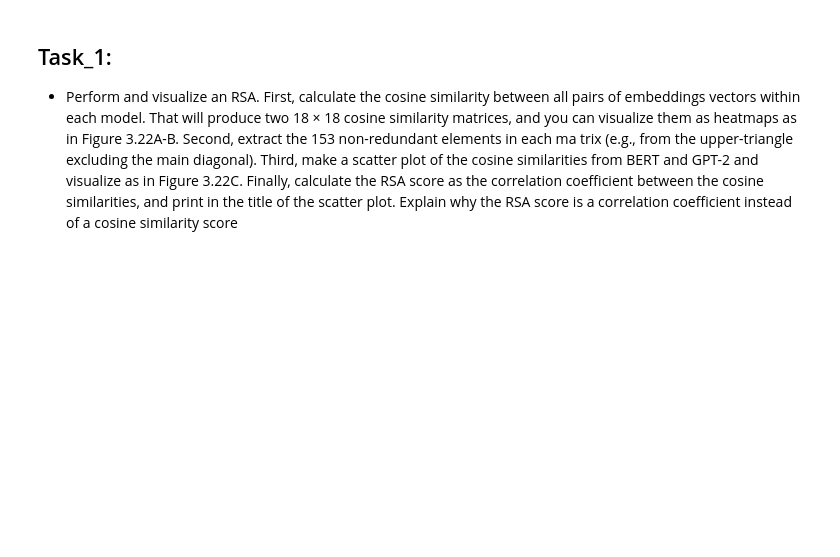
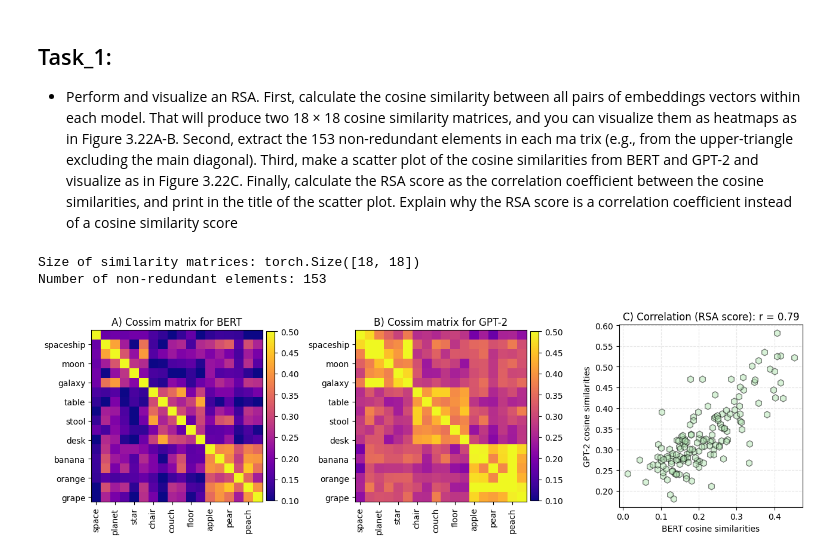
Before and after one commit to Saransh-Basu-01/50-Ml-Projects-to-understand-LLMs, a Jupyter notebook: Project_12_RSA_to_Compare_GPT_2_and_BERT_embeddings.ipynb, the cells around one changed output. Drawn from its saved outputs; the diff is of its cells as text; code cells hidden in the pictures; blank space fills up the shorter version.

```diff
--- a/Project_12_RSA_to_Compare_GPT_2_and_BERT_embeddings.ipynb
+++ b/Project_12_RSA_to_Compare_GPT_2_and_BERT_embeddings.ipynb
@@ -215,3 +215,60 @@ score as the correlation coefficient between the cosine similarities,
 and print in the title of the scatter plot.
 Explain why the RSA score is a correlation coefficient instead
 of a cosine similarity score
+# %%
+# cosine similarities
+csG = torch.zeros((num_words,num_words))
+csB = torch.zeros((num_words,num_words))
+
+for i in range(num_words):
+  csB[i,:] = torch.cosine_similarity(sub_embedB[i],sub_embedB)
+  csG[i,:] = torch.cosine_similarity(sub_embedG[i],sub_embedG)
+
+
+# extract the upper-triangular elements
+unique_B = csB[np.triu_indices_from(csB, k=1)]
+unique_G = csG[np.triu_indices_from(csG, k=1)]
+
+# Pearson correlation
+r = np.corrcoef(unique_B,unique_G)[0,1]
+
+print(f'Size of similarity matrices: {csB.shape}')
+print(f'Number of non-redundant elements: {len(unique_B)}')
+# %% [output]
+Size of similarity matrices: torch.Size([18, 18])
+Number of non-redundant elements: 153
+# %%
+# and visualize
+fig,axs = plt.subplots(1,3,figsize=(13,4))
+
+# color limits for images
+vminmax = [.1,.5]
+
+# BERT: cosine similarity matrix
+h = axs[0].imshow(csB,vmin=vminmax[0],vmax=vminmax[1],cmap='plasma')
+axs[0].set(xticks=range(0,len(words),2),xticklabels=words[::2],
+           yticks=range(1,len(words),2),yticklabels=words[1::2],
+           title='A) Cossim matrix for BERT')
+axs[0].tick_params(axis='x',labelrotation=90)
+fig.colorbar(h,ax=axs[0],fraction=.046,pad=.02)
+
+
+# GPT2: cosine similarity matrix
+h = axs[1].imshow(csG,vmin=vminmax[0],vmax=vminmax[1],cmap='plasma')
+axs[1].set(xticks=range(0,len(words),2),xticklabels=words[::2],
+           yticks=range(1,len(words),2),yticklabels=words[1::2],
+           title='B) Cossim matrix for GPT-2')
+axs[1].tick_params(axis='x',labelrotation=90)
+fig.colorbar(h,ax=axs[1],fraction=.046,pad=.02)
+
+
+# scatter plot
+axs[2].plot(unique_B,unique_G,'kh',markersize=8,markerfacecolor=[.7,.9,.7,.5])
+axs[2].set(xlabel='BERT cosine similarities',ylabel='GPT-2 cosine similarities',
+              title=f'C) Correlation (RSA score): r = {r:.2f}')
+axs[2].grid(linestyle='--',color=[.9,.9,.9])
+
+
+plt.tight_layout()
+# %% [output]
+[figure, added]
```
